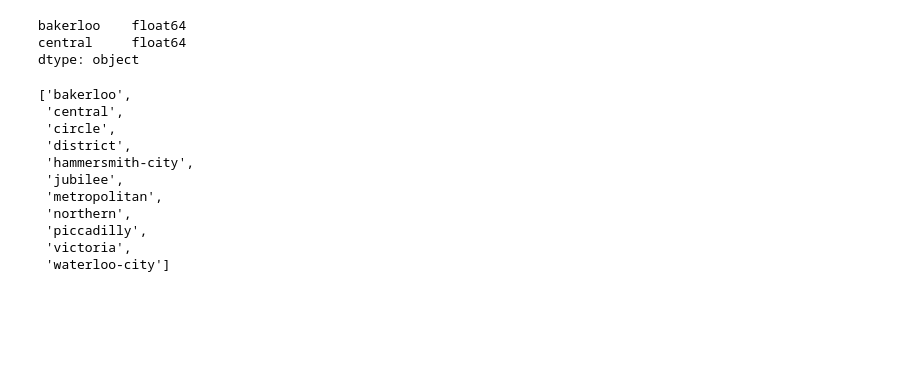
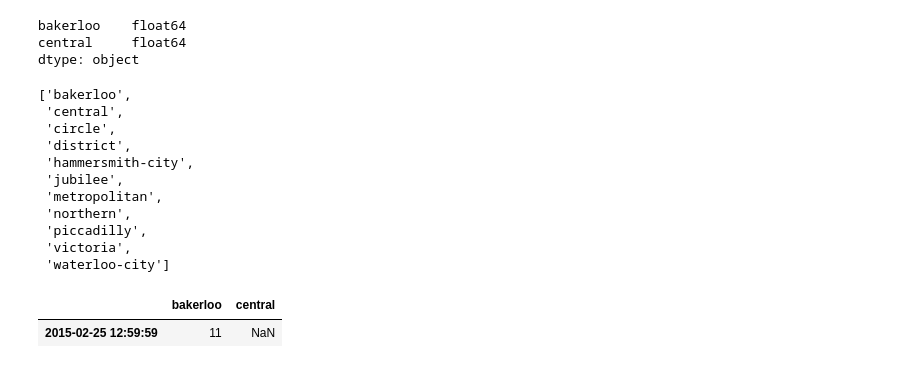
Before and after one commit to ihuston/dis-datascience, a Jupyter notebook: exploration/Initial Exploration.ipynb, the cells around one changed output. Drawn from its saved outputs; the diff is of its cells as text; code cells hidden in the pictures; blank space fills up the shorter version.

Commit message:
Change to using floating point representation
Signed-off-by: Ellie Casey <elcasey@pivotal.io>

```diff
--- a/exploration/Initial Exploration.ipynb
+++ b/exploration/Initial Exploration.ipynb
@@ -404,3 +404,8 @@ lines
  'piccadilly',
  'victoria',
  'waterloo-city']
+# %%
+empty_df.astype(float)
+# %% [output]
+|  | bakerloo | central |
+| 2015-02-25 12:59:59 | 11 | NaN |
```
Also changed, not shown: parts of 8 cells of this notebook, 2 other files.
